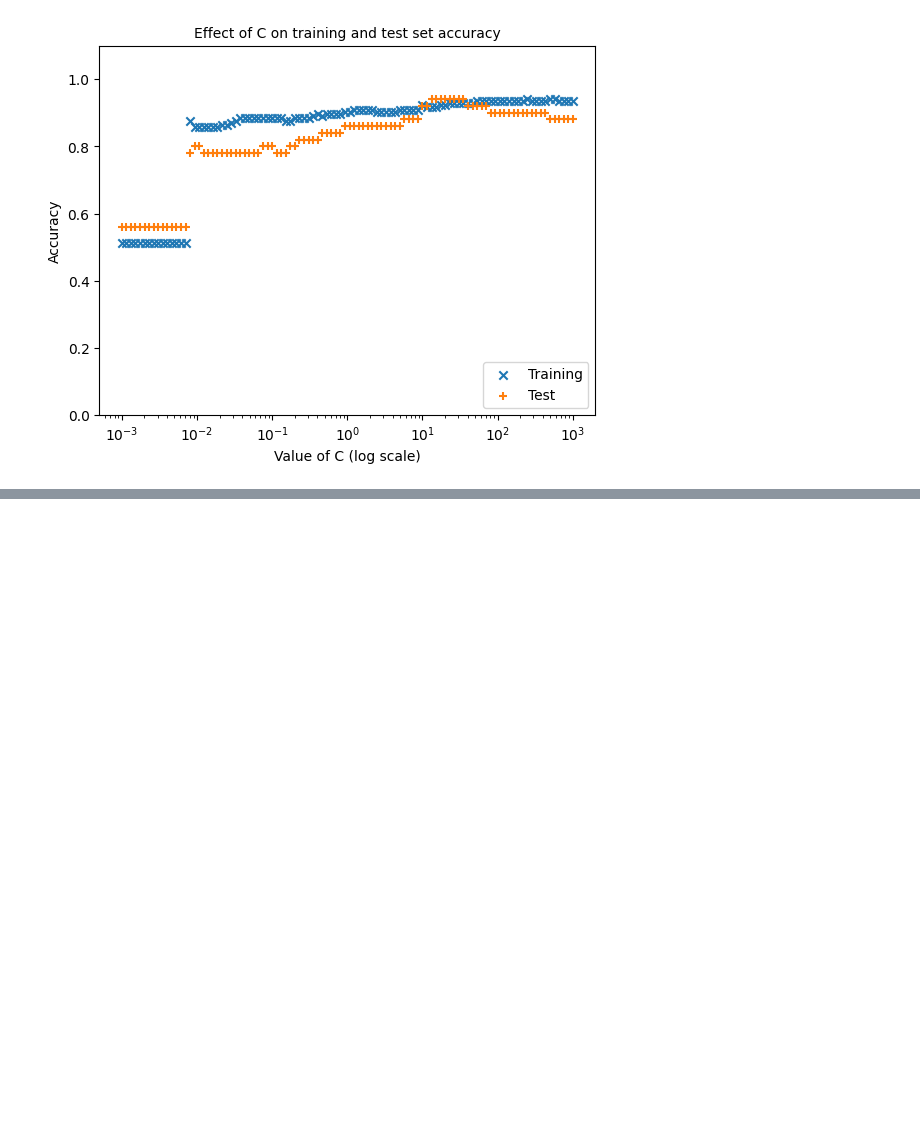
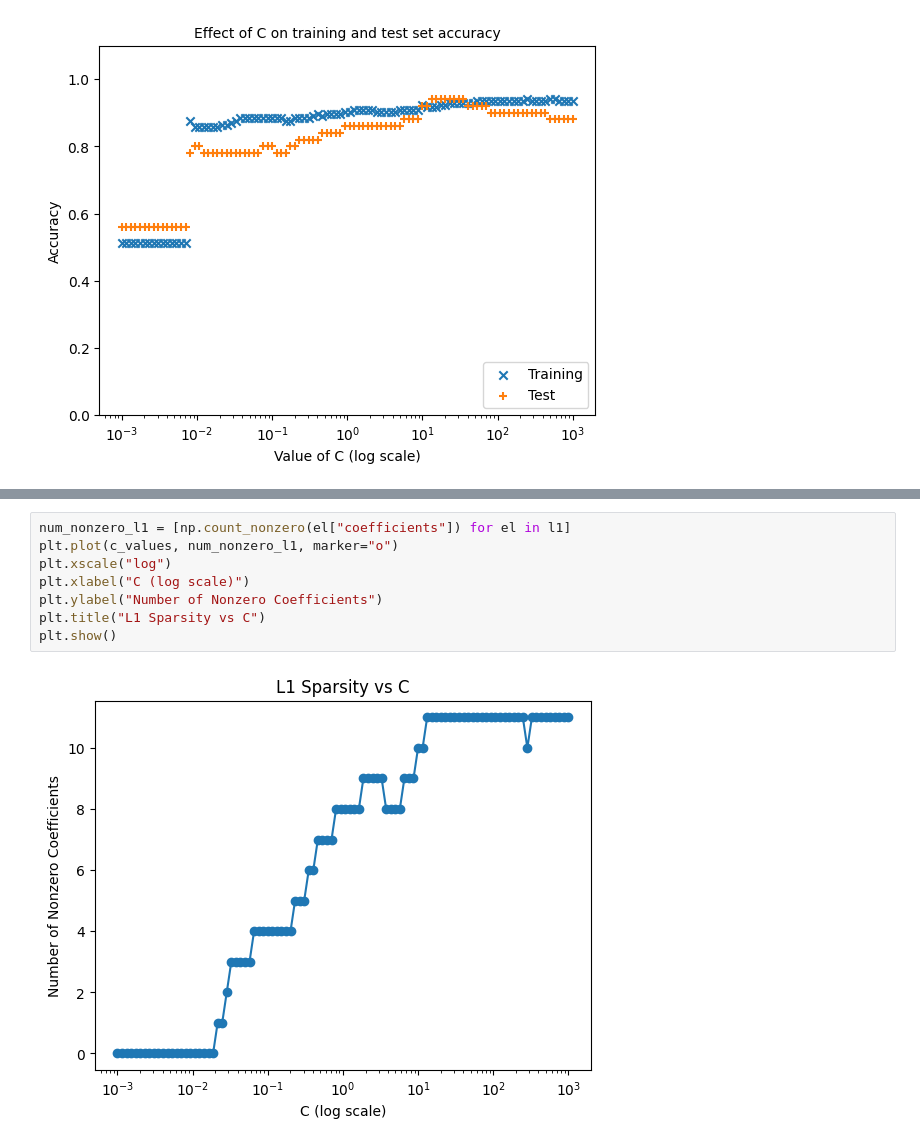
Before and after one commit to jakeogrady/machine_learning_assignments, a Jupyter notebook: logistic_regression.ipynb, the cells around one changed output, grey strips where cells are left out. Drawn from its saved outputs; the diff is of its cells as text; blank space fills up the shorter version.

```diff
--- a/logistic_regression.ipynb
+++ b/logistic_regression.ipynb
@@ -229,0 +260,10 @@ plt.show()
+# %%
+num_nonzero_l1 = [np.count_nonzero(el["coefficients"]) for el in l1]
+plt.plot(c_values, num_nonzero_l1, marker="o")
+plt.xscale("log")
+plt.xlabel("C (log scale)")
+plt.ylabel("Number of Nonzero Coefficients")
+plt.title("L1 Sparsity vs C")
+plt.show()
+# %% [output]
+[figure, added]
```
Also changed, not shown: parts of 4 cells of this notebook.
